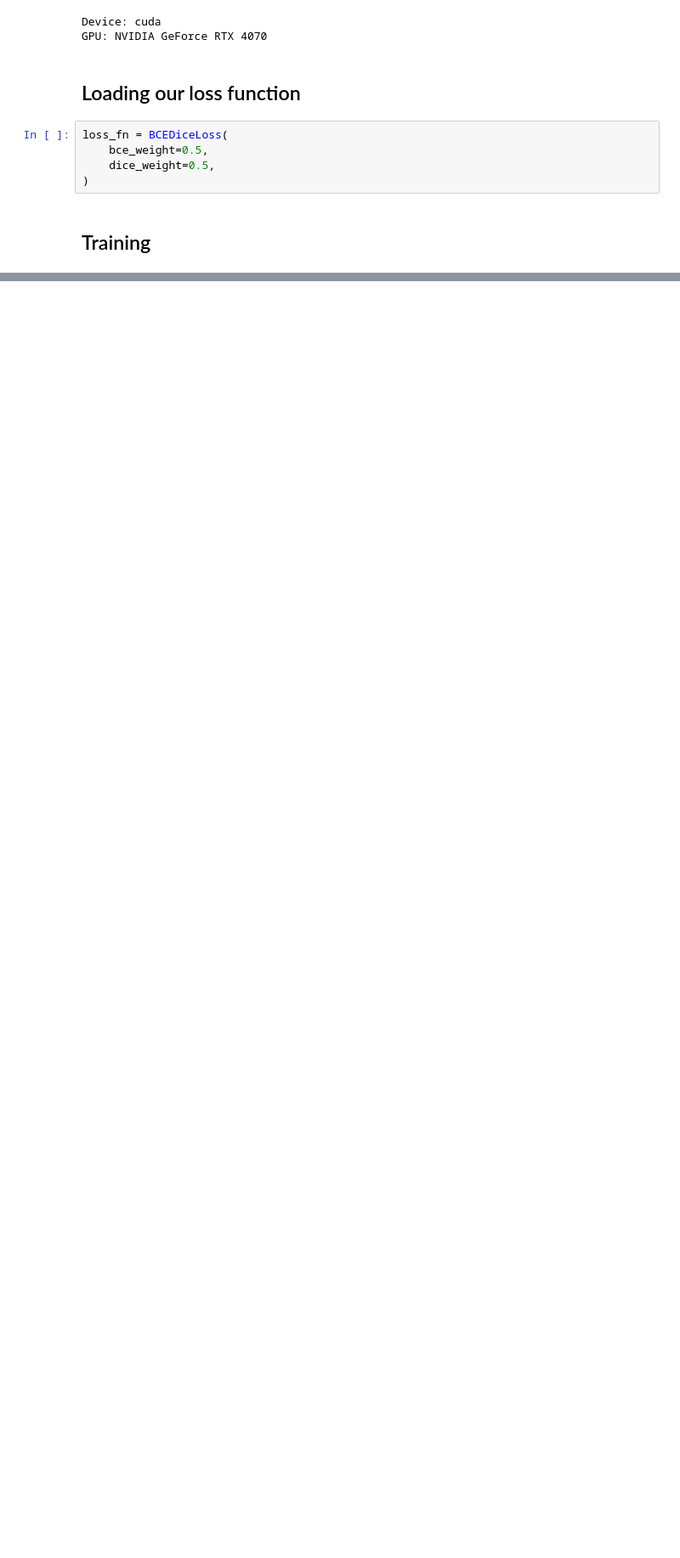
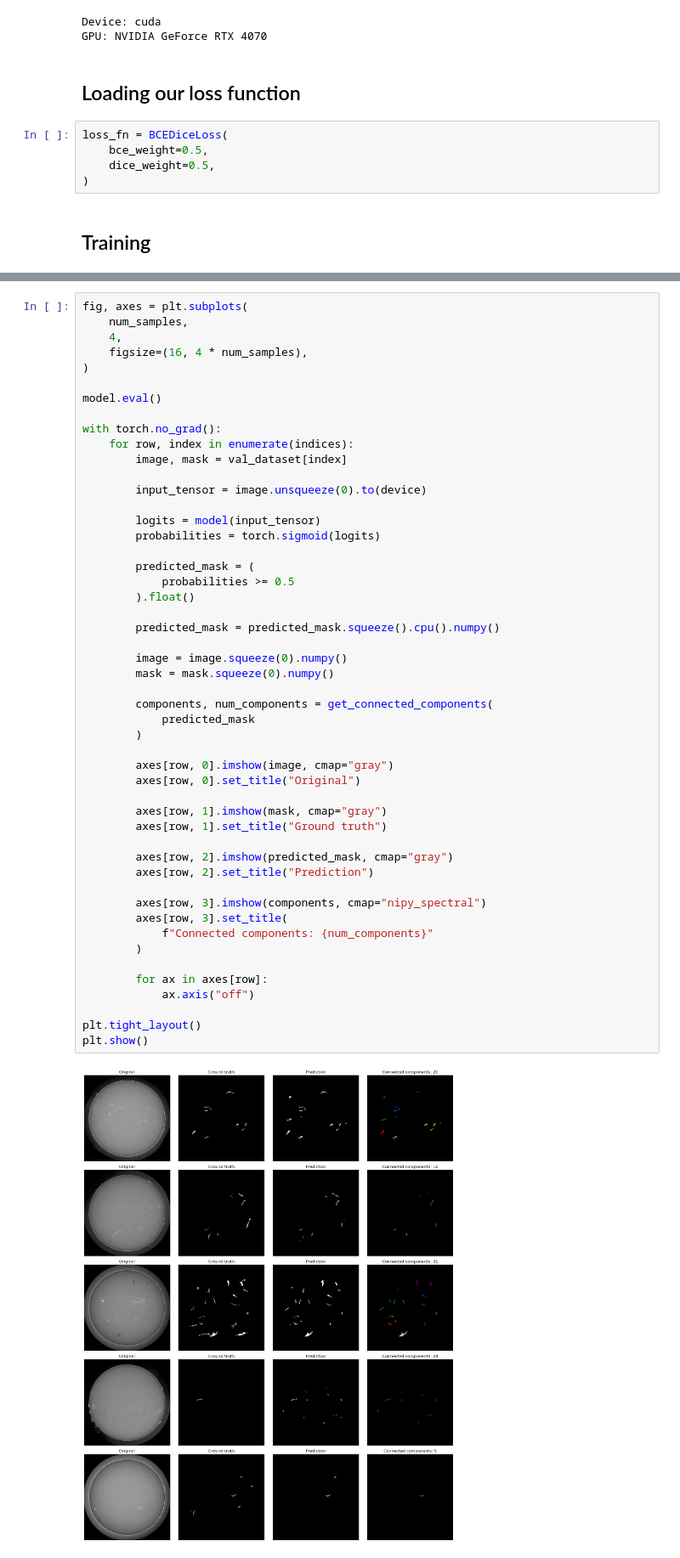
Before and after one commit to dario2002lr-coder/kaggle_solar_filament_segmentation, a Jupyter notebook: notebooks/02_masks.ipynb, the cells around one changed output, grey strips where cells are left out. Shown at 85% size. Saved outputs shown, nothing was run; the diff lists cells and outputs as text; blank space fills up the shorter version.

```diff
--- a/notebooks/02_masks.ipynb
+++ b/notebooks/02_masks.ipynb
@@ -327,0 +400,52 @@ Early stopping at epoch 13. Best Val Dice: 0.5609
+# %%
+fig, axes = plt.subplots(
+    num_samples,
+    4,
+    figsize=(16, 4 * num_samples),
+)
+
+model.eval()
+
+with torch.no_grad():
+    for row, index in enumerate(indices):
+        image, mask = val_dataset[index]
+
+        input_tensor = image.unsqueeze(0).to(device)
+
+        logits = model(input_tensor)
+        probabilities = torch.sigmoid(logits)
+
+        predicted_mask = (
+            probabilities >= 0.5
+        ).float()
+
+        predicted_mask = predicted_mask.squeeze().cpu().numpy()
+
+        image = image.squeeze(0).numpy()
+        mask = mask.squeeze(0).numpy()
+
+        components, num_components = get_connected_components(
+            predicted_mask
+        )
+
+        axes[row, 0].imshow(image, cmap="gray")
+        axes[row, 0].set_title("Original")
+
+        axes[row, 1].imshow(mask, cmap="gray")
+        axes[row, 1].set_title("Ground truth")
+
+        axes[row, 2].imshow(predicted_mask, cmap="gray")
+        axes[row, 2].set_title("Prediction")
+
+        axes[row, 3].imshow(components, cmap="nipy_spectral")
+        axes[row, 3].set_title(
+            f"Connected components: {num_components}"
+        )
+
+        for ax in axes[row]:
+            ax.axis("off")
+
+plt.tight_layout()
+plt.show()
+# %% [output]
+[figure, added]
```
Also changed, not shown: parts of 48 cells of this notebook, 7 other files.
